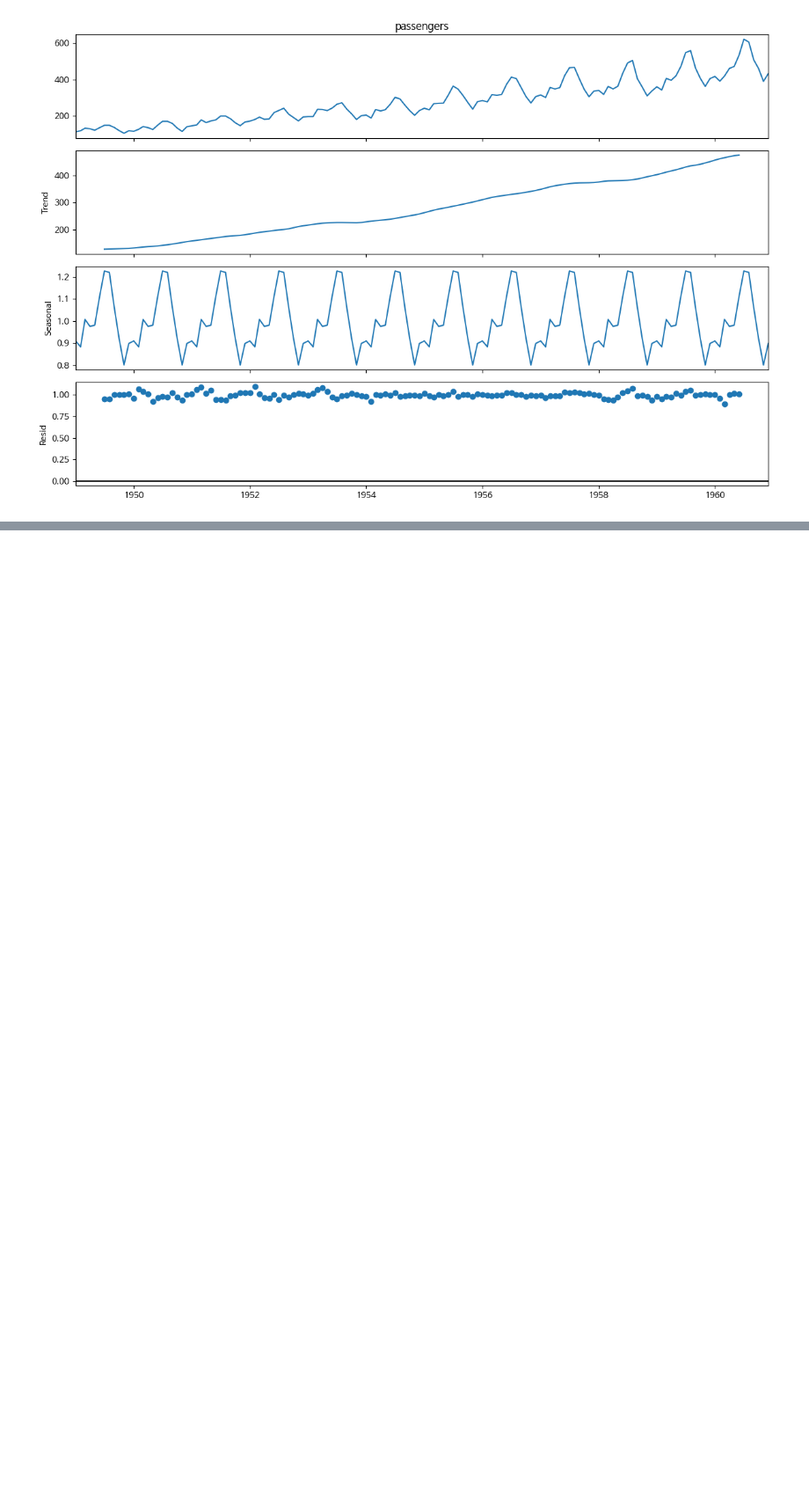
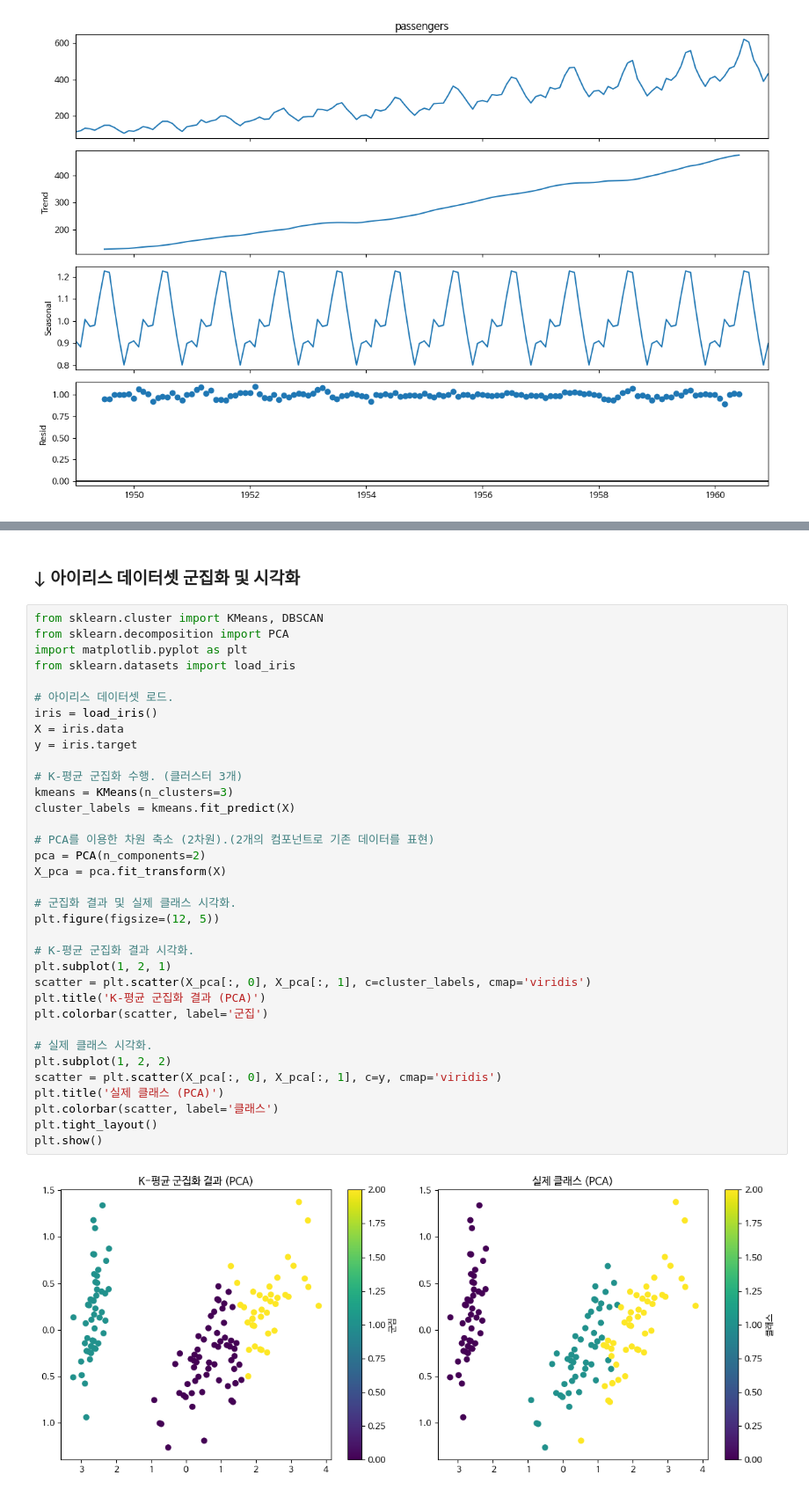
Before and after one commit to hajju0617/Data-Analysis-Study, a Jupyter notebook: data_analysis_2.ipynb, the cells around one changed output, grey strips where cells are left out. Shown: that part at 88% size. Saved outputs shown, nothing was run; the diff lists cells and outputs as text; blank space fills up the shorter version.

Commit message:
데이터 분석(data_analysis)

```diff
--- a/data_analysis_2.ipynb
+++ b/data_analysis_2.ipynb
@@ -299,0 +402,39 @@ date
+# %% [markdown]
+### ↓ 아이리스 데이터셋 군집화 및 시각화
+# %%
+from sklearn.cluster import KMeans, DBSCAN
+from sklearn.decomposition import PCA
+import matplotlib.pyplot as plt
+from sklearn.datasets import load_iris
+
+# 아이리스 데이터셋 로드.
+iris = load_iris()
+X = iris.data
+y = iris.target
+
+# K-평균 군집화 수행. (클러스터 3개)
+kmeans = KMeans(n_clusters=3)
+cluster_labels = kmeans.fit_predict(X)
+
+# PCA를 이용한 차원 축소 (2차원).(2개의 컴포넌트로 기존 데이터를 표현)
+pca = PCA(n_components=2)
+X_pca = pca.fit_transform(X)
+
+# 군집화 결과 및 실제 클래스 시각화.
+plt.figure(figsize=(12, 5))
+
+# K-평균 군집화 결과 시각화.
+plt.subplot(1, 2, 1)
+scatter = plt.scatter(X_pca[:, 0], X_pca[:, 1], c=cluster_labels, cmap='viridis')
+plt.title('K-평균 군집화 결과 (PCA)')
+plt.colorbar(scatter, label='군집')
+
+# 실제 클래스 시각화.
+plt.subplot(1, 2, 2)
+scatter = plt.scatter(X_pca[:, 0], X_pca[:, 1], c=y, cmap='viridis')
+plt.title('실제 클래스 (PCA)')
+plt.colorbar(scatter, label='클래스')
+plt.tight_layout()
+plt.show()
+# %% [output]
+[figure, added]
```
Also changed, not shown: parts of 15 cells of this notebook.
